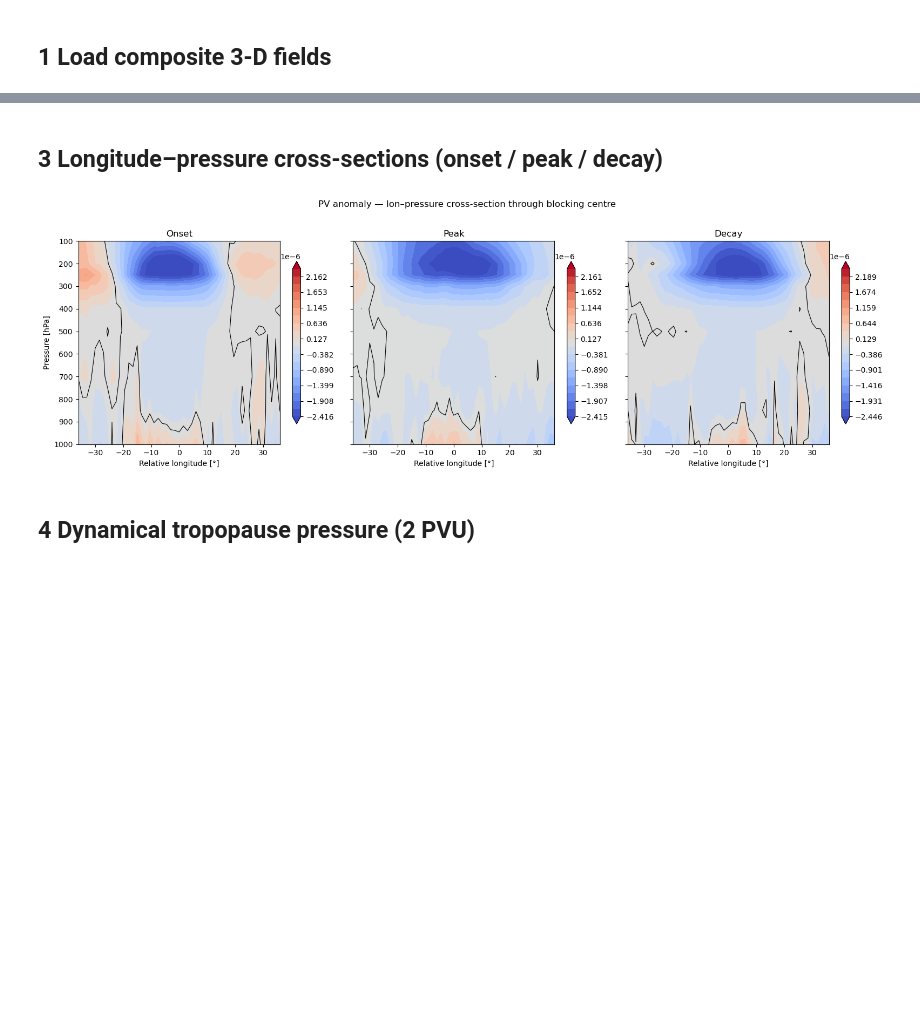
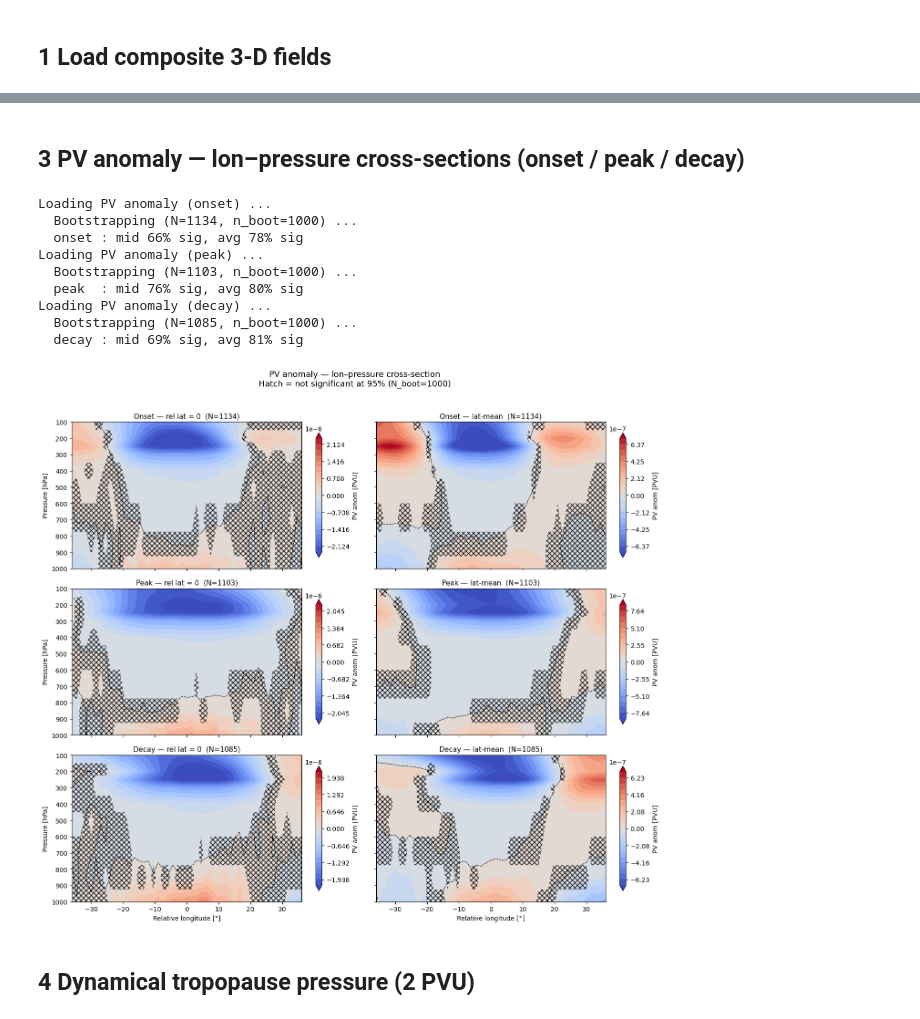
Before and after one commit to yanxingjianken/pvtend, a Jupyter notebook: examples/06_baroclinic_structure.ipynb, the cells around one changed output, grey strips where cells are left out. Saved outputs shown, nothing was run; the diff lists cells and outputs as text; code cells hidden in the pictures; blank space fills up the shorter version.

```diff
--- a/examples/06_baroclinic_structure.ipynb
+++ b/examples/06_baroclinic_structure.ipynb
@@ -14,12 +14,12 @@ from concurrent.futures import ThreadPoolExecutor
 # %% [markdown]
 ## 1  Load composite 3-D fields
 # %%
-DATA_ROOT = "/net/flood/data2/users/x_yan/tempest_extreme_4_basis/outputs_tmp"
+DATA_ROOT = "/net/flood/data2/users/x_yan/composite_blocking_tempest"
 
 def load_composite_3d(stage, dh, field="pv_anom_3d", max_events=None):
     """Compute composite mean of a 3-D field from all event NPZs."""
     sign = "+" if dh >= 0 else ""
-    npz_dir = f"{DATA_ROOT}/blocking_tmp/{stage}/dh={sign}{dh}"
+    npz_dir = f"{DATA_ROOT}/{stage}/dh={sign}{dh}"
     files = sorted(glob.glob(os.path.join(npz_dir, "track_*.npz")))
     if max_events:
         files = files[:max_events]
@@ -40,7 +40,7 @@ for stg in stages:
     print(f"  {stg:6s}: {n} events, shape {composites[stg].shape}")
 
 # Grid info from one file
-d0 = dict(np.load(glob.glob(f"{DATA_ROOT}/blocking_tmp/onset/dh=+0/track_*.npz")[0]))
+d0 = dict(np.load(glob.glob(f"{DATA_ROOT}/onset/dh=+0/track_*.npz")[0]))
 lat = d0["lat_vec"]
 lon = d0["lon_vec_unwrapped"]
 levels = d0["levels"]  # hPa
@@ -77,26 +295,67 @@ plt.show()
 # %% [markdown]
-## 3  Longitude–pressure cross-sections (onset / peak / decay)
+## 3  PV anomaly — lon–pressure cross-sections (onset / peak / decay)
 # %%
-imid = lat.shape[0] // 2  # centre latitude row
+# Load per-event PV anomaly cross-sections & bootstrap
+pv_xp = {}
+for stg in stages:
+    print(f"Loading PV anomaly ({stg}) ...")
+    mid, avg = load_xsections(stg, "pv_anom_3d", dh=0)
+    print(f"  Bootstrapping (N={mid.shape[0]}, n_boot={N_BOOT}) ...")
+    mean_mid, sig_mid = bootstrap_xp(mid)
+    mean_avg, sig_avg = bootstrap_xp(avg)
+    pv_xp[stg] = dict(mean_mid=mean_mid, sig_mid=sig_mid,
+                       mean_avg=mean_avg, sig_avg=sig_avg, n=mid.shape[0])
+    print(f"  {stg:6s}: mid {100*sig_mid.mean():.0f}% sig, "
+          f"avg {100*sig_avg.mean():.0f}% sig")
 
-fig, axes = plt.subplots(1, 3, figsize=(16, 5), sharey=True)
-for ax, stg in zip(axes, stages):
-    vmax = np.nanpercentile(np.abs(composites[stg][:, imid, :]), 95)
-    cf = ax.contourf(X_rel[0], levels, composites[stg][:, imid, :],
-                     levels=np.linspace(-vmax, vmax, 20), cmap="coolwarm", extend="both")
-    ax.contour(X_rel[0], levels, composites[stg][:, imid, :],
-              levels=[0], colors="k", linewidths=0.8)
-    ax.set_title(stg.capitalize())
-    ax.set_xlabel("Relative longitude [°]")
-    plt.colorbar(cf, ax=ax, shrink=0.8)
+# Plot: 3 rows × 2 cols (lat=0 / lat-mean)
+fig, axes = plt.subplots(3, 2, figsize=(14, 12), sharey=True, sharex=True)
 
-axes[0].set_ylabel("Pressure [hPa]")
-axes[0].invert_yaxis()
-fig.suptitle("PV anomaly — lon–pressure cross-section through blocking centre", y=1.02)
+for row, stg in enumerate(stages):
+    d = pv_xp[stg]
+    for col, (mean_fld, sig_mask, lbl) in enumerate([
+        (d["mean_mid"], d["sig_mid"], "rel lat = 0"),
+        (d["mean_avg"], d["sig_avg"], "lat-mean"),
+    ]):
+        ax = axes[row, col]
+        vmax = np.nanpercentile(np.abs(mean_fld), 95)
+        vmax = max(vmax, 1e-30)
+        clev = np.linspace(-vmax, vmax, 21)
+
+        cf = ax.contourf(x_vec, p_vec, mean_fld,
+                         levels=clev, cmap="coolwarm", extend="both")
+        ax.contour(x_vec, p_vec, mean_fld,
+                   levels=[0], colors="k", linewidths=0.8, linestyles="--")
+        # Insignificance hatching
+        ax.contourf(x_vec, p_vec, (~sig_mask).astype(float),
+                    levels=[0.5, 1.5], hatches=["xxx"], colors="none", zorder=5)
+
+        ax.set_title(f"{stg.capitalize()} — {lbl}  (N={d['n']})", fontsize=11)
+        if col == 0:
+            ax.set_ylabel("Pressure [hPa]")
+        if row == 2:
+            ax.set_xlabel("Relative longitude [°]")
+        plt.colorbar(cf, ax=ax, shrink=0.85, label="PV anom [PVU]")
+
+axes[0, 0].invert_yaxis()
+fig.suptitle(
+    "PV anomaly — lon–pressure cross-section\n"
+    f"Hatch = not significant at {100*(1-ALPHA):.0f}% (N_boot={N_BOOT})",
+    fontsize=13, y=1.02,
+)
 fig.tight_layout()
 plt.show()
 # %% [output]
+Loading PV anomaly (onset) ...
+  Bootstrapping (N=1134, n_boot=1000) ...
+  onset : mid 66% sig, avg 78% sig
+Loading PV anomaly (peak) ...
+  Bootstrapping (N=1103, n_boot=1000) ...
+  peak  : mid 76% sig, avg 80% sig
+Loading PV anomaly (decay) ...
+  Bootstrapping (N=1085, n_boot=1000) ...
+  decay : mid 69% sig, avg 81% sig
-[figure, old version]
+[figure, new version]
 # %% [markdown]
 ## 4  Dynamical tropopause pressure (2 PVU)
 # %%
```
Also changed, not shown: parts of 7 cells of this notebook, 4 other files.
